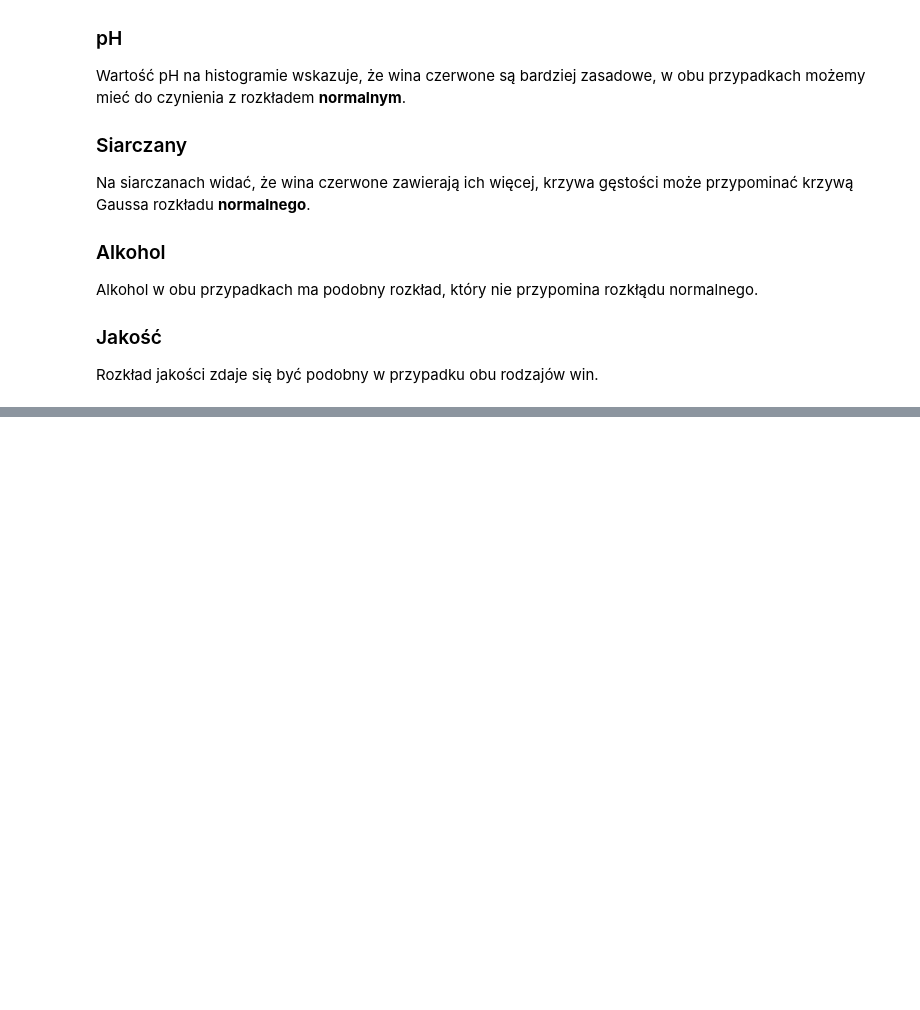
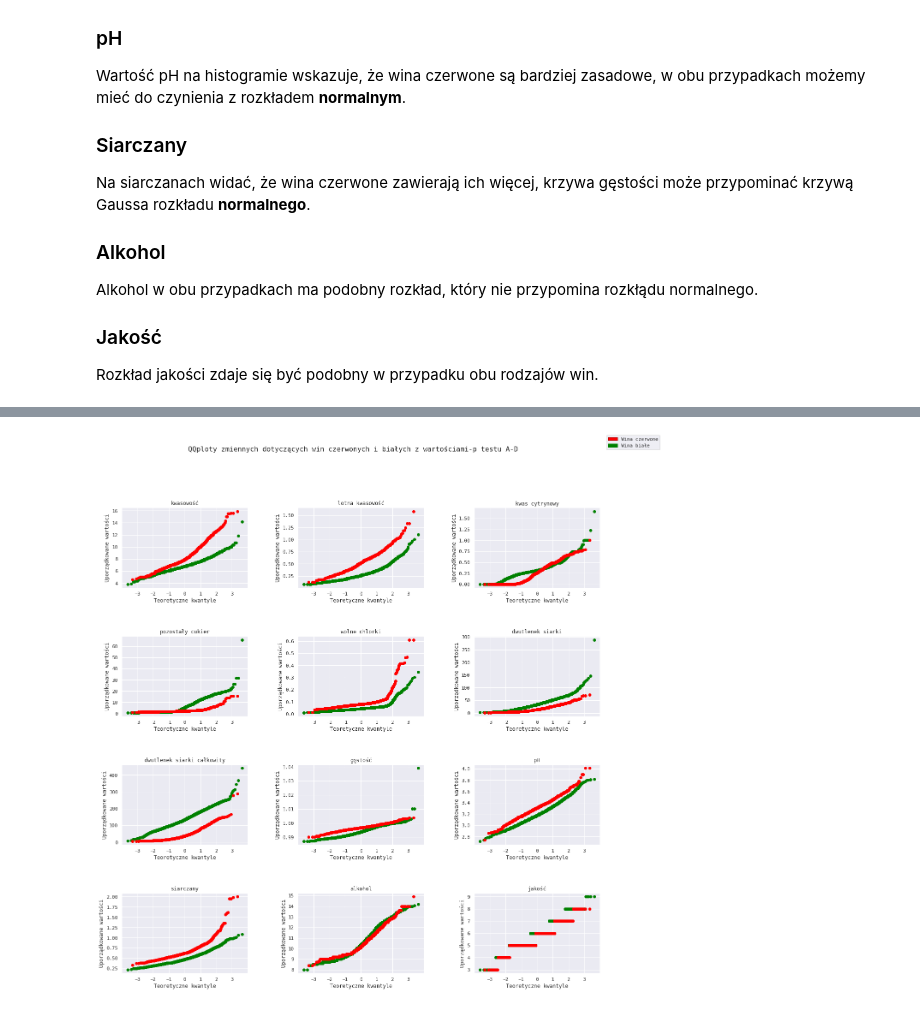
Before and after one commit to JakisTam-maTsikaJ/winko, a Jupyter notebook: statystyki.ipynb, the cells around one changed output, grey strips where cells are left out. Saved outputs shown, nothing was run; the diff lists cells and outputs as text; code cells hidden in the pictures; blank space fills up the shorter version.

Commit message:
więcej statystyk opisowych i opis danych
wykresy pudełkowe, wartości odstające po za kwartyle, korelacja, informacje o zbiorze danych w języku angielskim

```diff
--- a/statystyki.ipynb
+++ b/statystyki.ipynb
@@ -97,0 +204,32 @@ hists()
+# %%
+def qqplot(col, ax):
+
+    for is_red, group in X.groupby('czerwone'):
+        osm, osr = stats.probplot(group[col])
+        ax.plot(osm[0], osm[1], 'o', color='red' if is_red else 'green')
+
+    ax.set_title(col)
+    ax.set_xlabel('Teoretyczne kwantyle')
+    ax.set_ylabel('Uporządkowane wartości')
+
+def qqplots():
+
+    fig, axs = subplots(4,3, figsize=(20, 20), sharey=False)
+    axs = axs.ravel()
+
+    for i, col in enumerate(K):
+        qqplot(col, axs[i])
+
+    fig.suptitle('QQploty zmiennych dotyczących win czerwonych i białych z wartościami-p testu A-D', fontsize=16)
+    fig.subplots_adjust(wspace=0.4, hspace=0.6)
+
+    legend_elements = [Patch(facecolor='red', edgecolor='darkred',
+                             label='Wina czerwone'),
+                       Patch(facecolor='green', edgecolor='green',
+                             label='Wina białe')]
+
+    fig.legend(handles=legend_elements, loc='upper right')
+
+qqplots()
+# %% [output]
+[figure, added]
```
Also changed, not shown: parts of 14 cells of this notebook.
